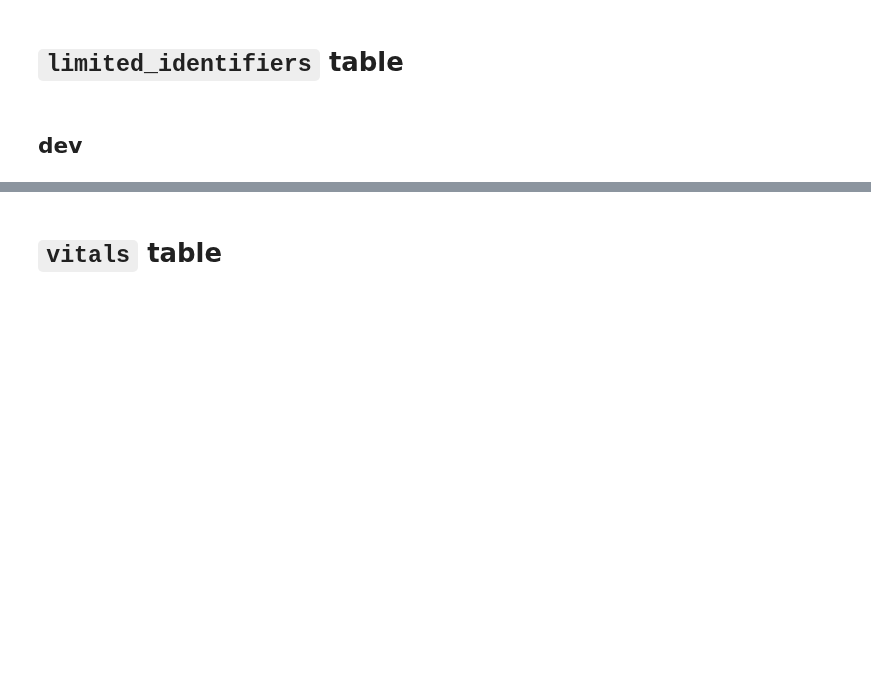
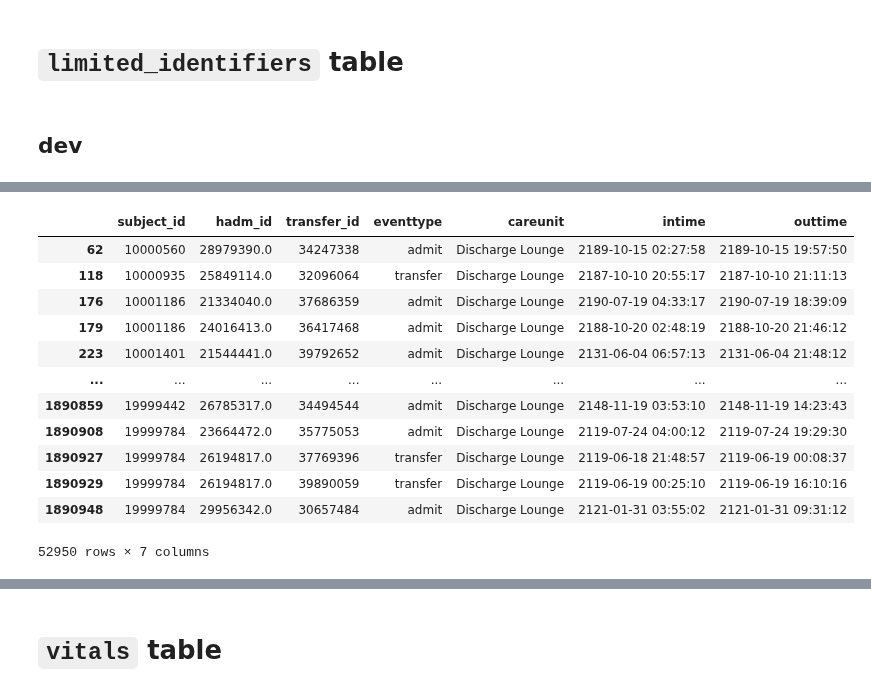
Before and after one commit to oldsandiaz/mimicclif, a Jupyter notebook: code/mimic-to-clif.ipynb, the cells around one changed output, grey strips where cells are left out. Saved outputs shown, nothing was run; the diff lists cells and outputs as text; code cells hidden in the pictures; blank space fills up the shorter version.

Commit message:
continued eda of the first five smaller tables

```diff
--- a/code/mimic-to-clif.ipynb
+++ b/code/mimic-to-clif.ipynb
@@ -406,0 +475,18 @@ admissions = load_mimic_table("hosp", "admissions") # gives race
+# %%
+transfers[
+    transfers["careunit"] == "Discharge Lounge"
+]
+# %% [output]
+|  | subject_id | hadm_id | transfer_id | eventtype | careunit | intime | outtime |
+| 62 | 10000560 | 28979390.0 | 34247338 | admit | Discharge Lounge | 2189-10-15 02:27:58 | 2189-10-15 19:57:50 |
+| 118 | 10000935 | 25849114.0 | 32096064 | transfer | Discharge Lounge | 2187-10-10 20:55:17 | 2187-10-10 21:11:13 |
+| 176 | 10001186 | 21334040.0 | 37686359 | admit | Discharge Lounge | 2190-07-19 04:33:17 | 2190-07-19 18:39:09 |
+| 179 | 10001186 | 24016413.0 | 36417468 | admit | Discharge Lounge | 2188-10-20 02:48:19 | 2188-10-20 21:46:12 |
+| 223 | 10001401 | 21544441.0 | 39792652 | admit | Discharge Lounge | 2131-06-04 06:57:13 | 2131-06-04 21:48:12 |
+| ... | ... | ... | ... | ... | ... | ... | ... |
+| 1890859 | 19999442 | 26785317.0 | 34494544 | admit | Discharge Lounge | 2148-11-19 03:53:10 | 2148-11-19 14:23:43 |
+| 1890908 | 19999784 | 23664472.0 | 35775053 | admit | Discharge Lounge | 2119-07-24 04:00:12 | 2119-07-24 19:29:30 |
+| 1890927 | 19999784 | 26194817.0 | 37769396 | transfer | Discharge Lounge | 2119-06-18 21:48:57 | 2119-06-19 00:08:37 |
+| 1890929 | 19999784 | 26194817.0 | 39890059 | transfer | Discharge Lounge | 2119-06-19 00:25:10 | 2119-06-19 16:10:16 |
+| 1890948 | 19999784 | 29956342.0 | 30657484 | admit | Discharge Lounge | 2121-01-31 03:55:02 | 2121-01-31 09:31:12 |
+52950 rows × 7 columns
```
Also changed, not shown: parts of 14 cells of this notebook.
